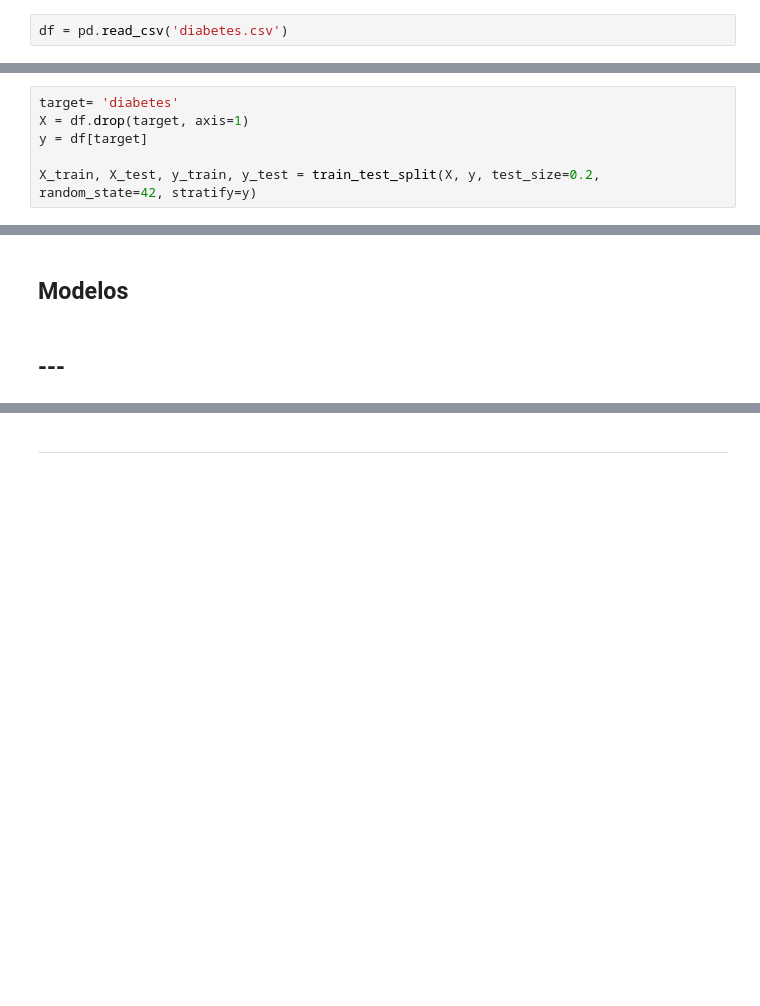
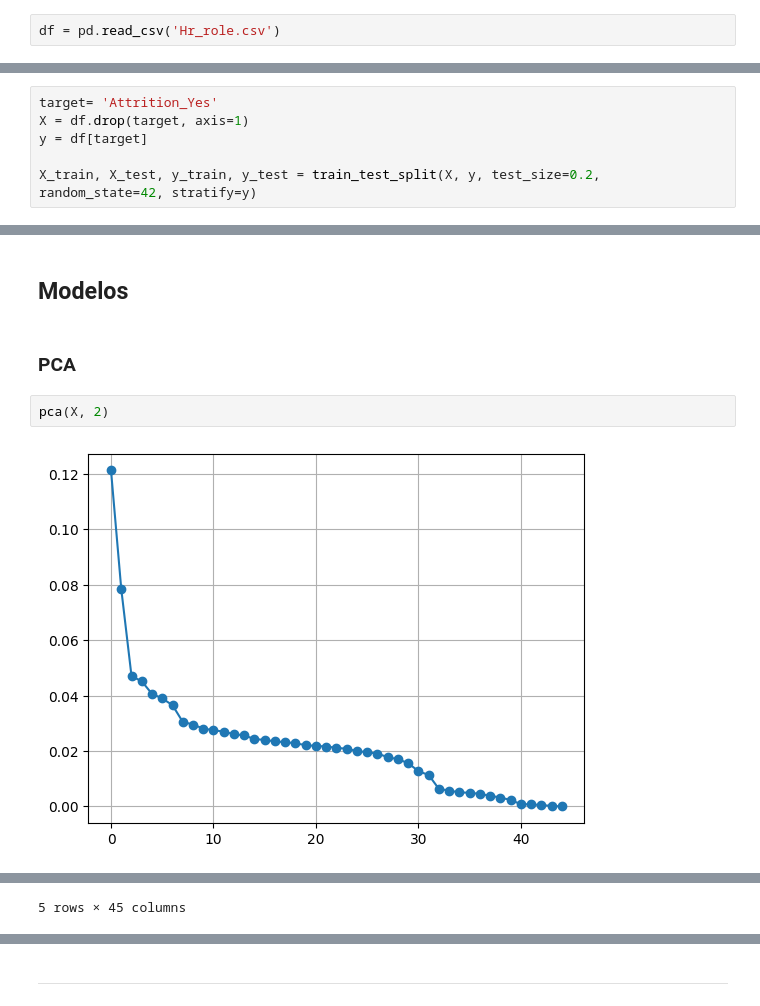
Before and after one commit to ppmelch/Lab-Aprendizaje-Estad-stico, a Jupyter notebook: Parcial 4/Examen 4/Examen 4 Práctico.ipynb, the cells around one changed output, grey strips where cells are left out. Saved outputs shown, nothing was run; the diff lists cells and outputs as text; blank space fills up the shorter version.

```diff
--- a/Parcial 4/Examen 4/Examen 4 Práctico.ipynb
+++ b/Parcial 4/Examen 4/Examen 4 Práctico.ipynb
@@ -57,5 +59,5 @@ Diabetes
 # %%
-df = pd.read_csv('diabetes.csv')
+df = pd.read_csv('Hr_role.csv')
 # %% [markdown]
 ### **Visualización del Dataset**
 # %%
@@ -348,7 +398,7 @@ Se pide que el modelo tenga:
 test set: 20%
 random_state: 42
 # %%
-target= 'diabetes'
+target= 'Attrition_Yes'
 X = df.drop(target, axis=1)
 y = df[target]
 
@@ -366,4 +434,8 @@ df.drop('gender_Other', axis=1, inplace=True)
 # %% [markdown]
 ## **Modelos**
 # %% [markdown]
-## ---
+### PCA
+# %%
+pca(X, 2)
+# %% [output]
+[figure, added]
@@ -369,0 +448 @@ df.drop('gender_Other', axis=1, inplace=True)
+5 rows × 45 columns
```
Also changed, not shown: parts of 27 cells of this notebook, 2 other files.
